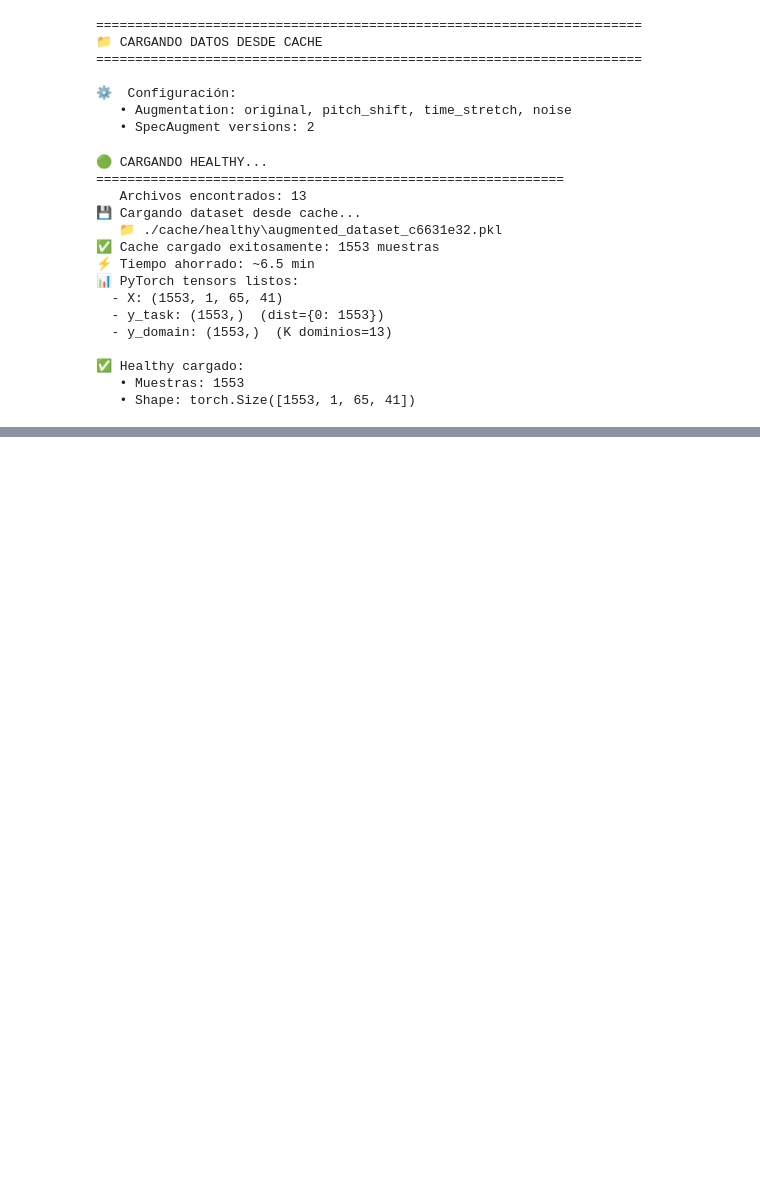
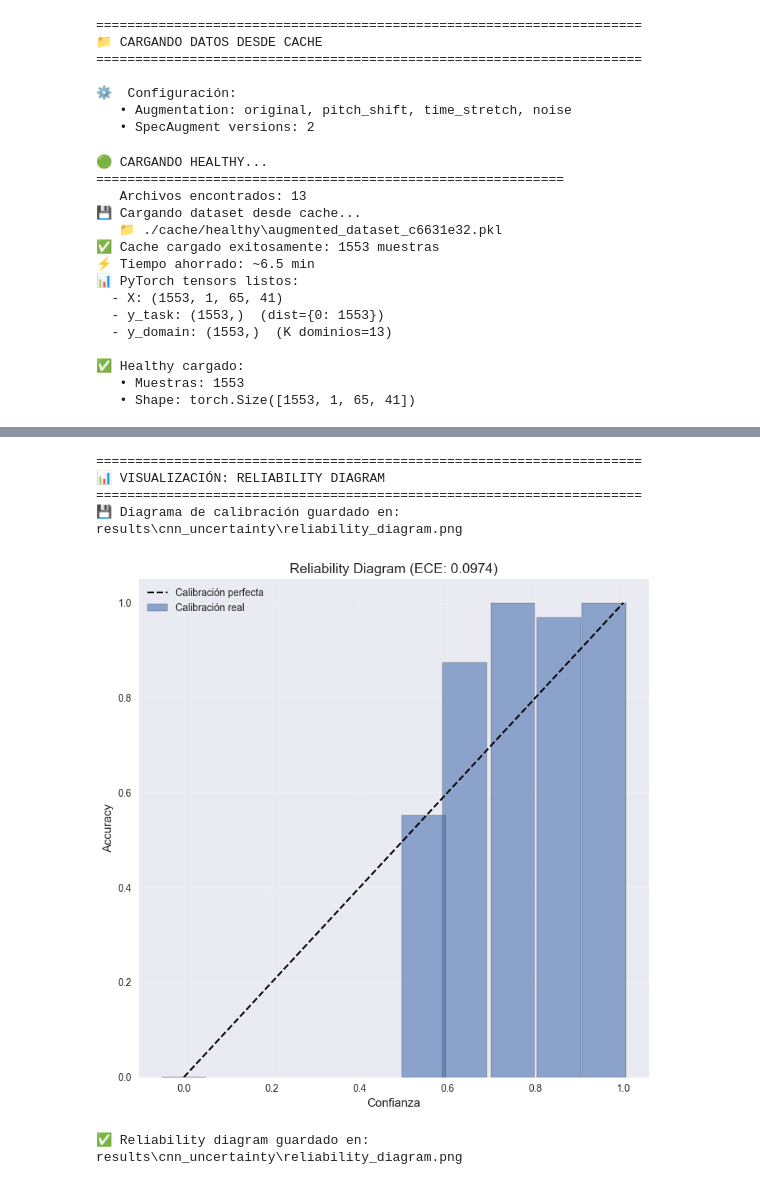
Before and after one commit to fecork/parkinson-voice-uncertainty, a Jupyter notebook: cnn_uncertainty_training.ipynb, the cells around one changed output, grey strips where cells are left out. Cells and saved outputs as stored; diff of their text form; code cells hidden in the pictures; blank space fills up the shorter version.

```diff
--- a/cnn_uncertainty_training.ipynb
+++ b/cnn_uncertainty_training.ipynb
@@ -218,0 +546,25 @@ Parámetros entrenables: 27,588
+# %%
+# ============================================================
+# EVALUACIÓN CON INCERTIDUMBRE EN TEST SET
+# ============================================================
+
+print("\n" + "="*70)
+print("🎯 EVALUACIÓN CON INCERTIDUMBRE EN TEST SET")
+print("="*70)
+
+T_TEST = 30  # Número de pasadas MC Dropout
+
+print(f"\n⚙️  T_test (MC Dropout): {T_TEST}")
+print("\n🔄 Ejecutando MC Dropout...")
+
+# Evaluar con incertidumbre
+test_metrics = evaluate_with_uncertainty(
+    model=model,
+    loader=test_loader,
+    device=device,
+    n_mc_samples=T_TEST,
+    class_names=["Healthy", "Parkinson"]
+)
+
+# Imprimir resultados
+print_uncertainty_results(test_metrics, class_names=["Healthy", "Parkinson"])
@@ -218,0 +675,24 @@ Parámetros entrenables: 27,588
+# %%
+# ============================================================
+# VISUALIZACIÓN: RELIABILITY DIAGRAM
+# ============================================================
+
+print("\n" + "="*70)
+print("📊 VISUALIZACIÓN: RELIABILITY DIAGRAM")
+print("="*70)
+
+fig_rel = plot_reliability_diagram(
+    test_metrics,
+    n_bins=10,
+    save_path=save_dir / "reliability_diagram.png",
+    show=True
+)
+
+print(f"\n✅ Reliability diagram guardado en: {save_dir / 'reliability_diagram.png'}")
+# %% [output]
+======================================================================
+📊 VISUALIZACIÓN: RELIABILITY DIAGRAM
+======================================================================
+💾 Diagrama de calibración guardado en: results\cnn_uncertainty\reliability_diagram.png
+[figure, added]
+✅ Reliability diagram guardado en: results\cnn_uncertainty\reliability_diagram.png
```
Also changed, not shown: parts of 20 cells of this notebook, 16 other files.
